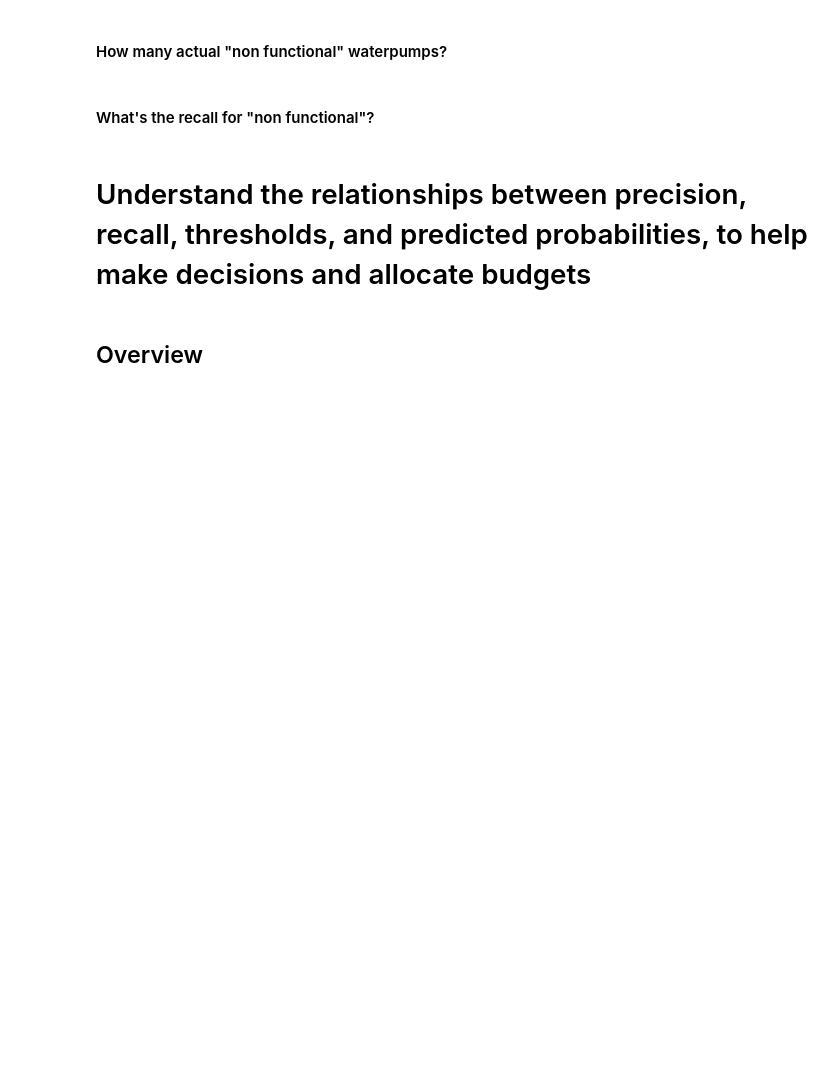
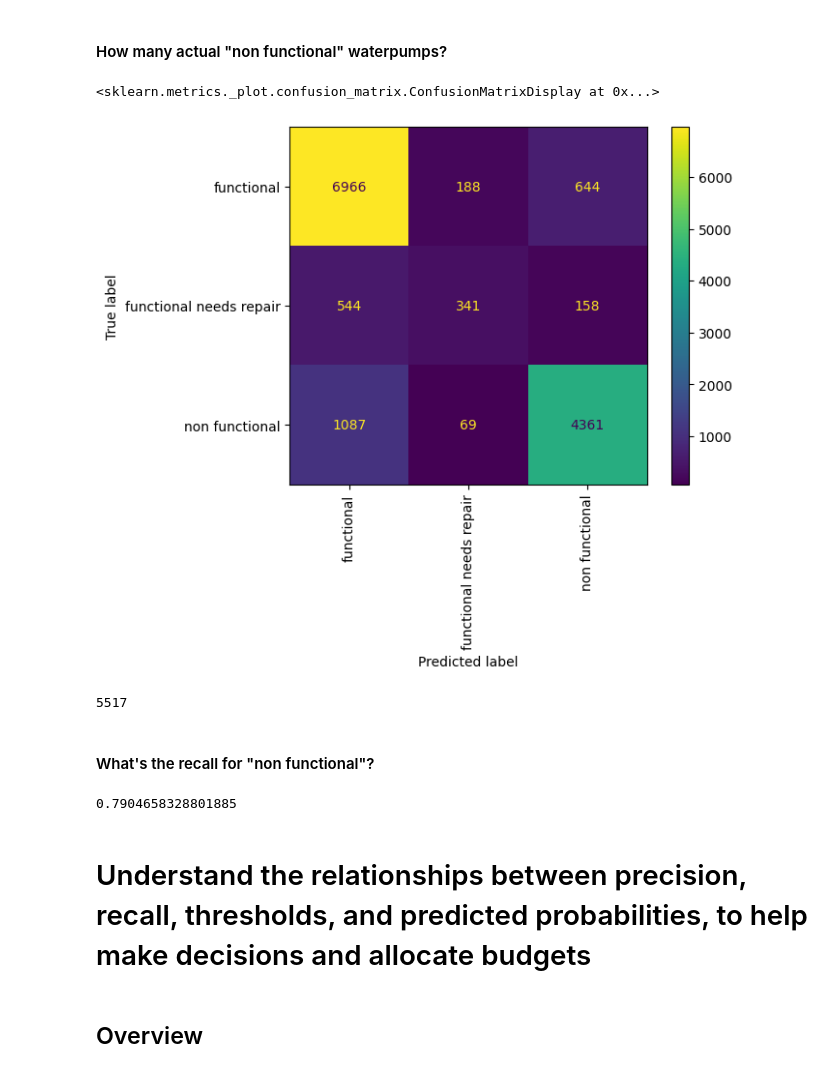
Before and after one commit to sikoh/DS-Tree-Based-Models, a Jupyter notebook: Classification-Metrics/DS_ClassificationMetrics_Lecture_Notes.ipynb, the cells around one changed output. Saved outputs shown, nothing was run; the diff lists cells and outputs as text; code cells hidden in the pictures; blank space fills up the shorter version.

```diff
--- a/Classification-Metrics/DS_ClassificationMetrics_Lecture_Notes.ipynb
+++ b/Classification-Metrics/DS_ClassificationMetrics_Lecture_Notes.ipynb
@@ -176,7 +231,21 @@ correct_pred
 # %% [markdown]
 #### How many actual "non functional" waterpumps?
+# %%
+ConfusionMatrixDisplay.from_estimator(pipeline, X_val, y_val, xticks_rotation='vertical')
+# %% [output]
+<sklearn.metrics._plot.confusion_matrix.ConfusionMatrixDisplay at 0x...>
+[figure, added]
+# %%
+actual_nonfunc = 1087 + 69 + 4361
+actual_nonfunc
+# %% [output]
+5517
 # %% [markdown]
 #### What's the recall for "non functional"?
+# %%
+correct_pred_non_func/actual_nonfunc
+# %% [output]
+0.7904658328801885
 # %% [markdown]
 # Understand the relationships between precision, recall, thresholds, and predicted probabilities, to help make decisions and allocate budgets
 # %% [markdown]
```
Also changed, not shown: parts of 10 cells of this notebook.
